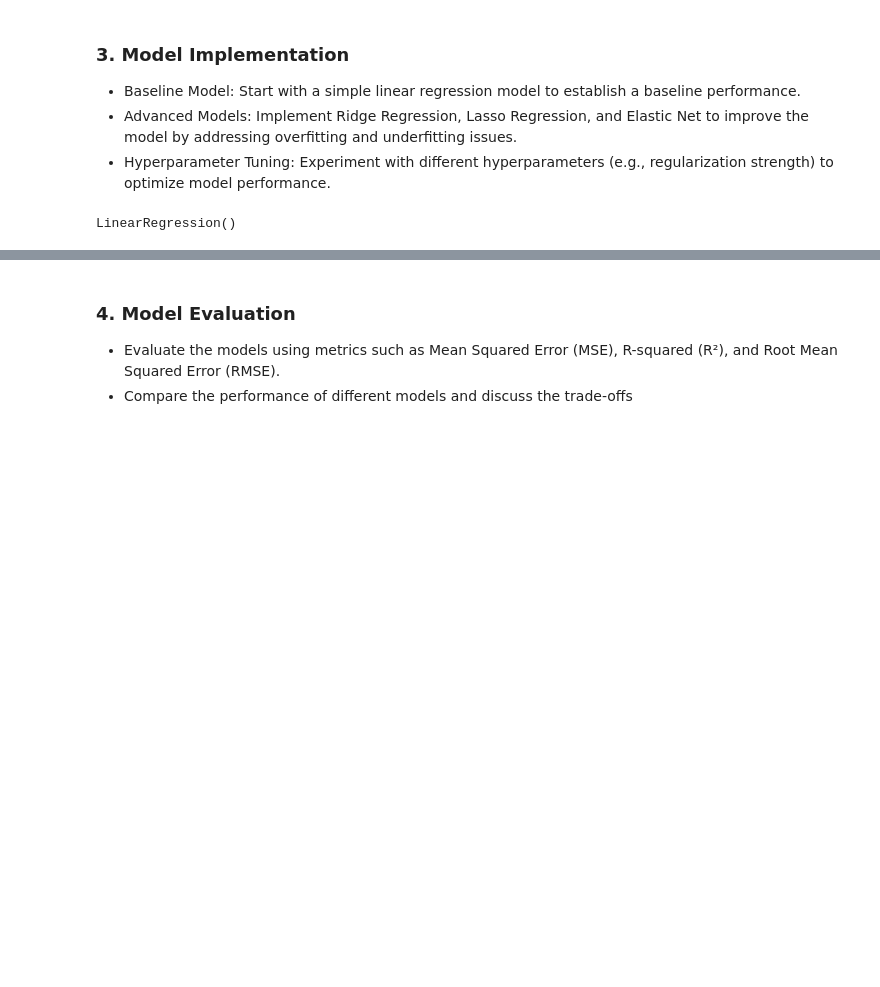
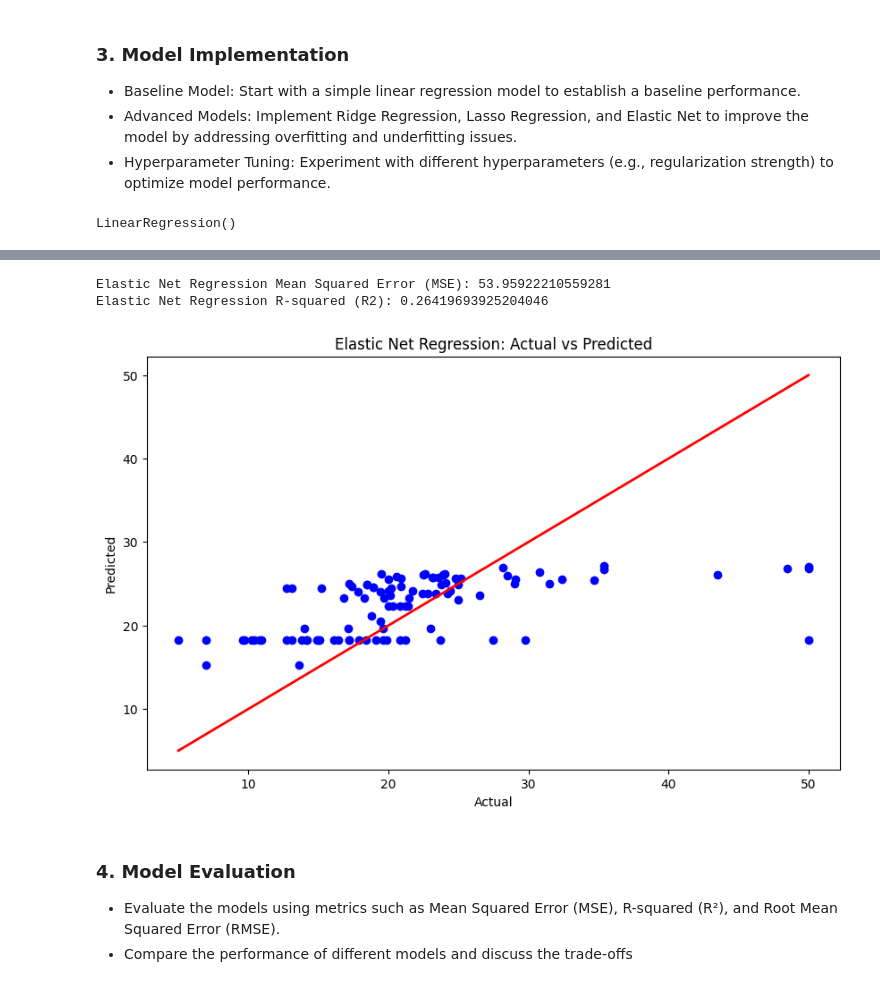
Before and after one commit to vKenjo/CS-ELEC-ML, a Jupyter notebook: SA#1/VIRAY_SA1.ipynb, the cells around one changed output, grey strips where cells are left out. Saved outputs shown, nothing was run; the diff lists cells and outputs as text; code cells hidden in the pictures; blank space fills up the shorter version.

```diff
--- a/SA#1/VIRAY_SA1.ipynb
+++ b/SA#1/VIRAY_SA1.ipynb
@@ -267,3 +367,35 @@ y_pred = model.predict(X_test)
+# %%
+def elastic_net_regression(X_train, y_train, X_test, y_test, alpha=1.0, l1_ratio=0.5):
+  # Implementing Elastic Net Regression
+  elastic_net_model = ElasticNet(alpha=alpha, l1_ratio=l1_ratio)
+  elastic_net_model.fit(X_train, y_train)
+
+  # Making predictions on the test set
+  y_pred_elastic_net = elastic_net_model.predict(X_test)
+
+  # Evaluating the Elastic Net Regression model
+  mse_elastic_net = mean_squared_error(y_test, y_pred_elastic_net)
+  r2_elastic_net = r2_score(y_test, y_pred_elastic_net)
+
+  print(f"Elastic Net Regression Mean Squared Error (MSE): {mse_elastic_net}")
+  print(f"Elastic Net Regression R-squared (R2): {r2_elastic_net}")
+
+  # Plotting the results
+  plt.figure(figsize=(10,6))
+  plt.scatter(y_test, y_pred_elastic_net, color='blue')
+  plt.plot([y_test.min(), y_test.max()], [y_test.min(), y_test.max()], color='red', lw=2)
+  plt.xlabel('Actual')
+  plt.ylabel('Predicted')
+  plt.title('Elastic Net Regression: Actual vs Predicted')
+  plt.show()
+
+  return elastic_net_model, y_pred_elastic_net
+
+elastic_net_model, y_pred_elastic_net = elastic_net_regression(X_train, y_train, X_test, y_test, alpha=1.0, l1_ratio=0.5)
+# %% [output]
+Elastic Net Regression Mean Squared Error (MSE): 53.95922210559281
+Elastic Net Regression R-squared (R2): 0.26419693925204046
+[figure, added]
 # %% [markdown]
 ### 4. Model Evaluation
 
```
Also changed, not shown: parts of 7 cells of this notebook.
